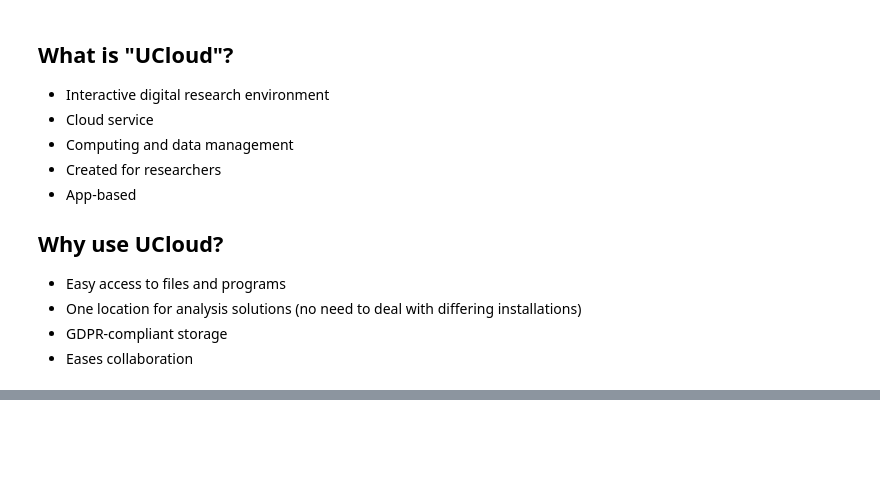
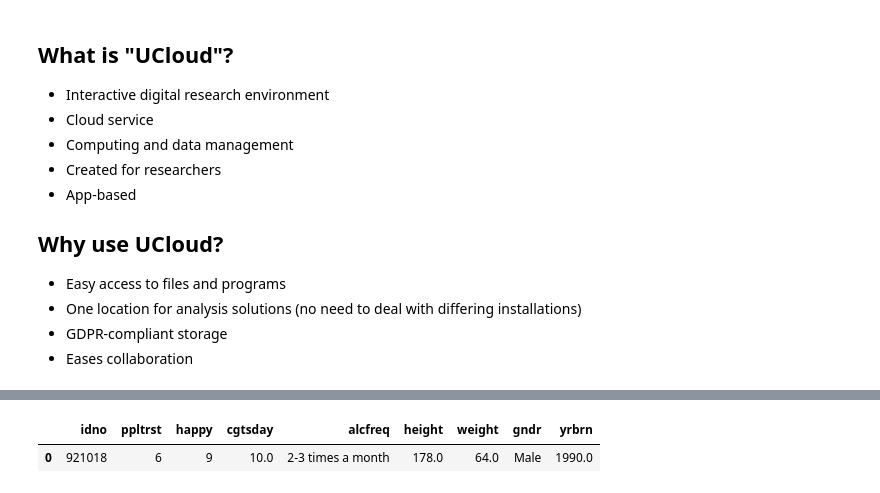
Before and after one commit to CALDISS-AAU/compup, a Jupyter notebook: notebooks/compup_intro-to-python.ipynb, the cells around one changed output, grey strips where cells are left out. Cells and saved outputs as stored; diff of their text form; code cells hidden in the pictures; blank space fills up the shorter version.

```diff
--- a/notebooks/compup_intro-to-python.ipynb
+++ b/notebooks/compup_intro-to-python.ipynb
@@ -125,0 +790,5 @@ Jupyter Notebook works in a cell-structure. Each notebook is comprised of cells.
+# %%
+ess[0:1] # First row
+# %% [output]
+|  | idno | ppltrst | happy | cgtsday | alcfreq | height | weight | gndr | yrbrn |
+| 0 | 921018 | 6 | 9 | 10.0 | 2-3 times a month | 178.0 | 64.0 | Male | 1990.0 |
```
Also changed, not shown: parts of 138 cells of this notebook, 2 other files.
